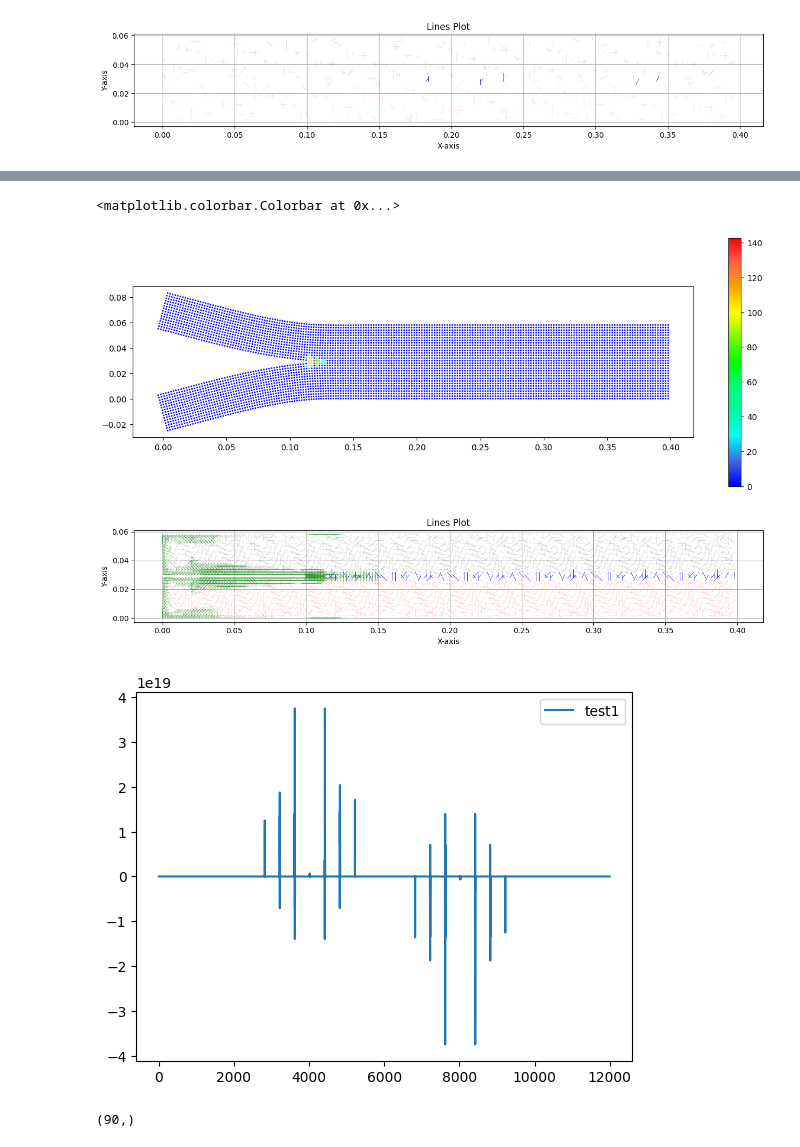
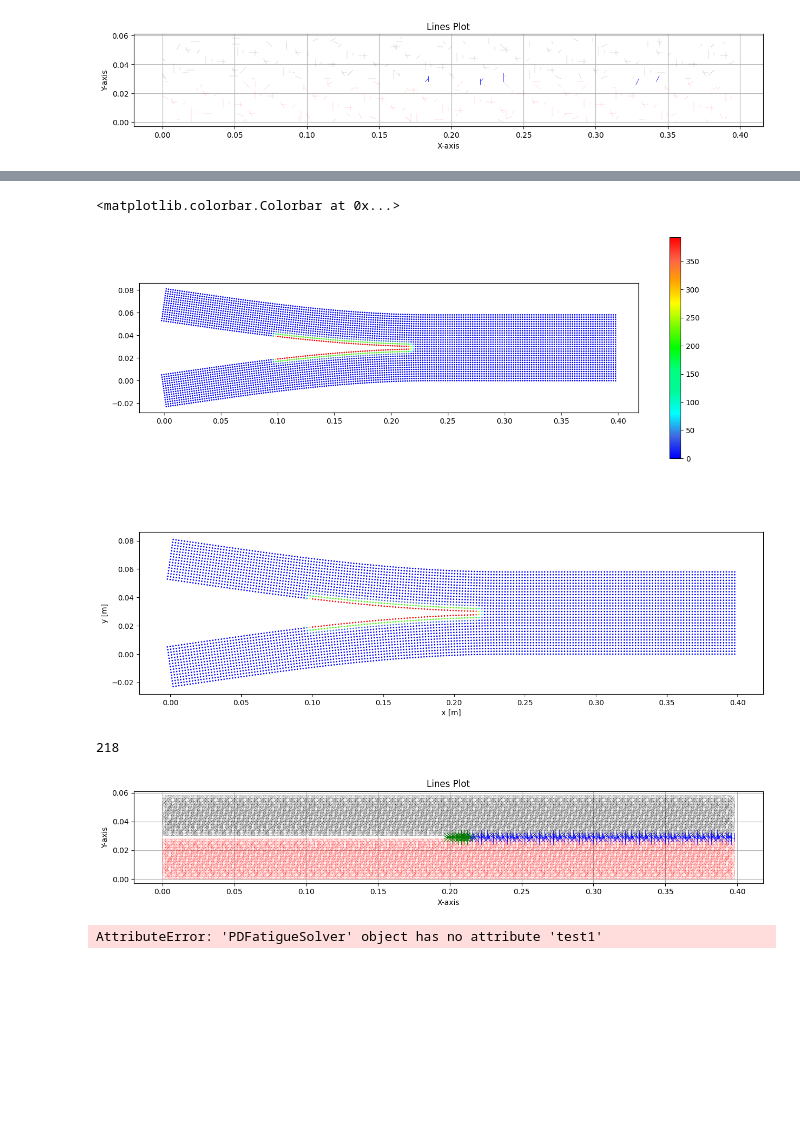
Before and after one commit to fjerenec/Verse2, a Jupyter notebook: notebooks/DCB-test.ipynb, the cells around one changed output, grey strips where cells are left out. Cells and saved outputs as stored; diff of their text form; code cells hidden in the pictures; blank space fills up the shorter version.

Commit message:
check why i need to use a large cycle number to get any damage in the model. Maybe the fatigue part isnt getting vcaluclated crrectly.

```diff
--- a/notebooks/DCB-test.ipynb
+++ b/notebooks/DCB-test.ipynb
@@ -128,15 +128,15 @@ ax.set_aspect(1)
 This module works in mostly the same way as the data module. The  main class is the "Materials" class which lets us create single "Materil" type instances that are then stored in the "Materials" modules "materialTable" dictionary.
 # %%
 model0.Materials.create_material(materialName="Steel1")
-model0.Materials.materialsTable["Steel1"].set_tensile_properties(youngMod = 280e9, poisson =0.25)
+model0.Materials.materialsTable["Steel1"].set_tensile_properties(youngMod = 220e9, poisson =0.25)
 model0.Materials.materialsTable["Steel1"].get_material_properties()
 
 model0.Materials.create_material(materialName="Steel2")
-model0.Materials.materialsTable["Steel2"].set_tensile_properties(youngMod = 280e9, poisson =0.25)
+model0.Materials.materialsTable["Steel2"].set_tensile_properties(youngMod = 220e9, poisson =0.25)
 model0.Materials.materialsTable["Steel2"].get_material_properties()
 
 model0.Materials.create_material(materialName="InterfaceSteel")
-model0.Materials.materialsTable["InterfaceSteel"].set_tensile_properties(youngMod = 180e9, poisson =0.25)
+model0.Materials.materialsTable["InterfaceSteel"].set_tensile_properties(youngMod = 200e9, poisson =0.25)
 model0.Materials.materialsTable["InterfaceSteel"].get_material_properties()
 
 steel1 = model0.Materials.materialsTable["Steel1"]
@@ -144,4 +144,4 @@ steel1.set_stretch_thresholds(damageInitStretch=0.7, breakageStretch=0.4)
 steel2 = model0.Materials.materialsTable["Steel2"]
 steel2.set_stretch_thresholds(damageInitStretch=0.7, breakageStretch=0.4)
 interface_steel = model0.Materials.materialsTable["InterfaceSteel"]
-interface_steel.set_stretch_thresholds(damageInitStretch=0.05, breakageStretch=0.1)
+interface_steel.set_stretch_thresholds(damageInitStretch=0.001406, breakageStretch=0.20168)
@@ -413,0 +420,7 @@ point_damage3.max()
+# %%
+step_history = []
+prev_step_history_state = end_of_static_state
+for step in range (20):
+    solver.solve_for_fatigue_eq(inputState = prev_step_history_state,cycle_increment=1000000)
+    prev_step_history_state = solver.local_history_output.history[1]
+    step_history.append(prev_step_history_state)
@@ -414,3 +445,6 @@ point_damage3.max()
+# %%
+point_damage = solver.calc_point_damage(step_history[-1])
+point_damage_end_static = solver.calc_point_damage(end_of_static_state)
 # %%
 s = 1
 #mycmap = matplotlib.colors.LinearSegmentedColormap.from_list("custom",["blue","royalblue","cyan","mediumspringgreen","springgreen","lime","lawngreen","yellow","orange","tomato","red"],N=11)
@@ -419,13 +453,13 @@ mycmap = matplotlib.colors.LinearSegmentedColormap.from_list("custom",["blue","r
 fig1 = plt.figure(figsize=(52,12))
 
 # ## Nedeformirana oblika
-# ax0 = fig1.add_subplot(2,3,1)
-# # ax0.plot(coordVec[:,0],coordVec[:totint,1],'co',markersize=1)
-# # ax0.plot(coordVec[totint:totbottom,0],coordVec[totint:totbottom,1],"ro",markersize=1)
-# ax0.plot(coordVec[:,0],coordVec[:,1],"bo",markersize=1)
-# ax0.set_aspect("1")
-# plt.xlabel("x [m]")
-# plt.ylabel("y [m]")
+ax0 = fig1.add_subplot(2,3,6)
+# ax0.plot(coordVec[:,0],coordVec[:totint,1],'co',markersize=1)
+# ax0.plot(coordVec[totint:totbottom,0],coordVec[totint:totbottom,1],"ro",markersize=1)
+ax0.scatter(coordVecNew4[:,0],coordVecNew4[:,1],c=point_damage*1000,s=s,cmap = mycmap)
+ax0.set_aspect("1")
+plt.xlabel("x [m]")
+plt.ylabel("y [m]")
 
 # #Deformirana oblika
 # ax1 = fig1.add_subplot(2,3,2)
@@ -439,7 +473,7 @@ fig1 = plt.figure(figsize=(52,12))
 ##Strain energy density
 ax5 = fig1.add_subplot(2,3,3)
 # sc5 = ax5.tricontourf(coordVec[:,0],coordVec[:,1],point_damage,cmap=mycmap,vmin = 0, vmax =0.5)#,c=point_SED)
-sc5 = ax5.scatter(coordVecNew4[:,0],coordVecNew4[:,1],c=point_damage3*1000,s=s,cmap = mycmap)
+sc5 = ax5.scatter(coordVecNew4[:,0],coordVecNew4[:,1],c=point_damage*1000,s=s,cmap = mycmap)
 # # ax5.set_ylim(0.015,0.025)
 ax5.set_aspect("1")
 # plt.title("SED [N/mm**2]")
@@ -467,42 +501,49 @@ plt.colorbar(sc5)
 # plt.colorbar(sc,ticks=v)
 
 # ##Pomiki X
 # ax3 = fig1.add_subplot(2,3,5)
 # ax3.set_aspect("1")
 # # h1 = disp[:totint,0]*1000
 # h1 = disp[:tottop,0]*1000
 # vm=h1#np.max(disp[:tottop,0])
 # cm1 = plt.cm.get_cmap('RdYlBu')
 # sc1 = ax3.scatter(coordVecNew4[:,0],coordVecNew4[:,1],s=s,c=h1[:],cmap=mycmap)
 # plt.title("Pomik v x [mm]")
 # plt.xlabel("x [m]")
 # plt.ylabel("y [m]")
 # v1= np.linspace(np.min(h1),np.max(h1),12,endpoint=True)
 # # plt.colorbar(sc1,ticks=v1)
 
 # ##Pomiki Y
 # ax4 = fig1.add_subplot(2,3,6)
 # ax4.set_aspect("1")
 # h2 = disp[:,1]*1000
 # cm2 = plt.cm.get_cmap('RdYlBu')
 # #sc2 = plt.scatter(coordVecNew4[:,0],coordVecNew4[:,1],s=s,c=h2[:],cmap=mycmap)
 # sc2 = plt.scatter(coordVecNew4[:,0],coordVecNew4[:,1],s=s,c=h2[:],cmap=mycmap)
 # plt.title("Pomik v y [mm]")
 # plt.xlabel("x [m]")
 # plt.ylabel("y [m]")
 # v2= np.linspace(np.min(h2),np.max(h2),12,endpoint=True)
 # # plt.colorbar(sc2,ticks=v2)
 # %% [output]
 <matplotlib.colorbar.Colorbar at 0x...>
-[figure, old version]
+[figure, new version]
 # %%
-livebonds = test_history[1].state_data["LiveBonds"]
+end_of_fat_state_live_bonds = test_history[1].state_data["LiveBonds"]
+livebonds = np.ones_like(end_of_fat_state_live_bonds)
+alive = True
+for bond in range(livebonds.shape[0]):
+    if end_of_static_state.state_data["LiveBonds"][bond] == alive and end_of_fat_state_live_bonds[bond] != alive:
+        livebonds[bond] = not alive
+
 # Create a new figure
 fig, ax = plt.subplots(figsize=(15, 8))
 # Loop through each line and plot it
+broken_plots = 0
 for line in range(lines.shape[0]):
-    if livebonds[line] == 1:
-        if line%50 == 0 and livebonds[line] == 1:
+    if livebonds[line] == alive and end_of_static_state.state_data["LiveBonds"][line] == alive:
+        if line%5 == 0:
             if fatigueModelData.bondMaterialIDarray[line] == 0:
                 color = "g"
                 linewidth = 0.1
@@ -512,7 +553,6 @@ for line in range(lines.shape[0]):
             elif fatigueModelData.bondMaterialIDarray[line] == 2:
                 color = "k"
                 linewidth = 0.1
-
             else:
                 color = "b"
                 linewidth = 0.5
@@ -524,9 +564,10 @@ for line in range(lines.shape[0]):
             # Plot the line
             ax.plot(x_values, y_values,linewidth = linewidth, c=color)
 
-    elif livebonds[line] == 0:
+    elif livebonds[line] != alive:
+        broken_plots += 1
         color = "g"
-        linewidth = 0.1
+        linewidth = 0.5
 
     # Extract x and y coordinates for the line
         x_values = [lines[line,0],lines[line,2]]
@@ -534,7 +575,7 @@ for line in range(lines.shape[0]):
 
     # Plot the line
         ax.plot(x_values, y_values,linewidth = linewidth, c=color)
-
+print(broken_plots)
 ax.set_aspect(1)
 # Set plot title and labels
 plt.title('Lines Plot')
@@ -544,13 +585,13 @@ plt.gca().set_aspect(1)
 # Display the plot
 plt.grid(True)
 # %% [output]
+218
-[figure, old version]
+[figure, new version]
 # %%
 plt.plot(solver.test1,label="test1")
 # plt.plot(solver.test2)
 plt.legend()
 plt.show()
-np.where(solver.test1 != 0)[0].shape
+np.where(solver.test1 != 0)[0].shape,dx
 # %% [output]
-[figure, removed]
-(90,)
+AttributeError: 'PDFatigueSolver' object has no attribute 'test1'
```
Also changed, not shown: parts of 8 cells of this notebook, 1 other file.
